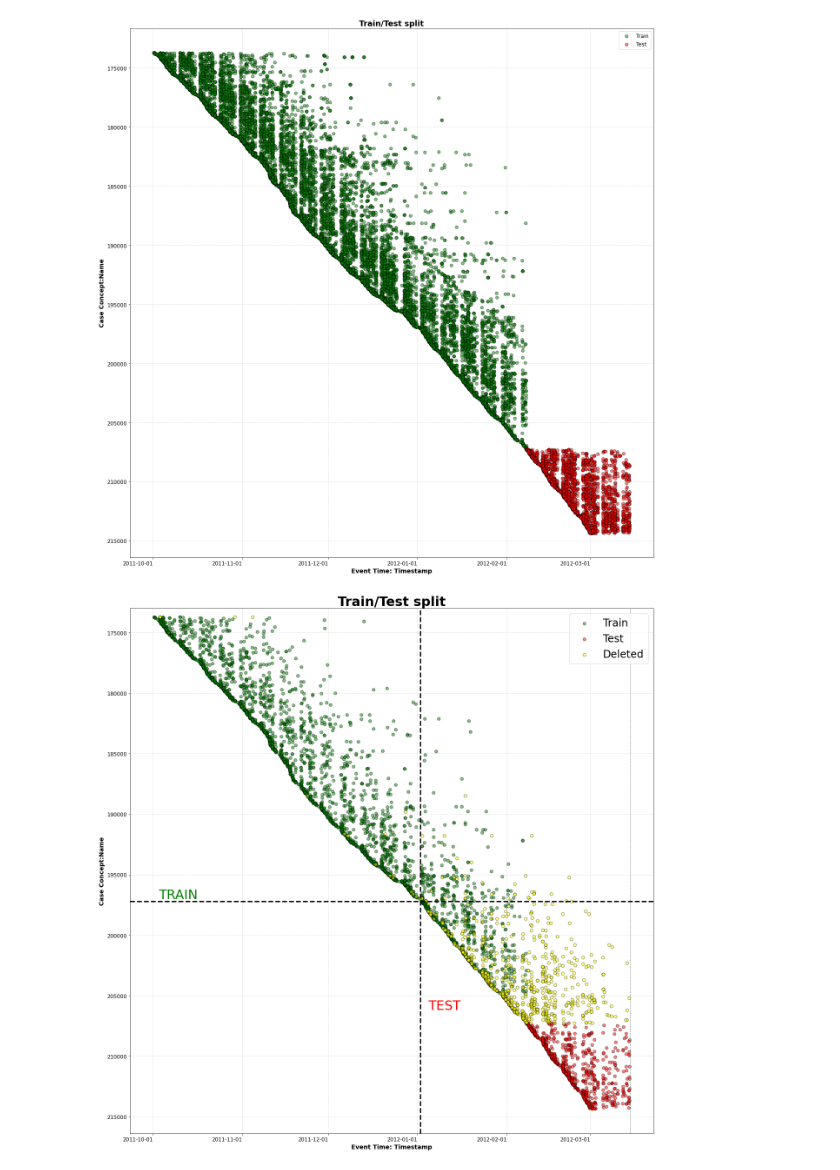
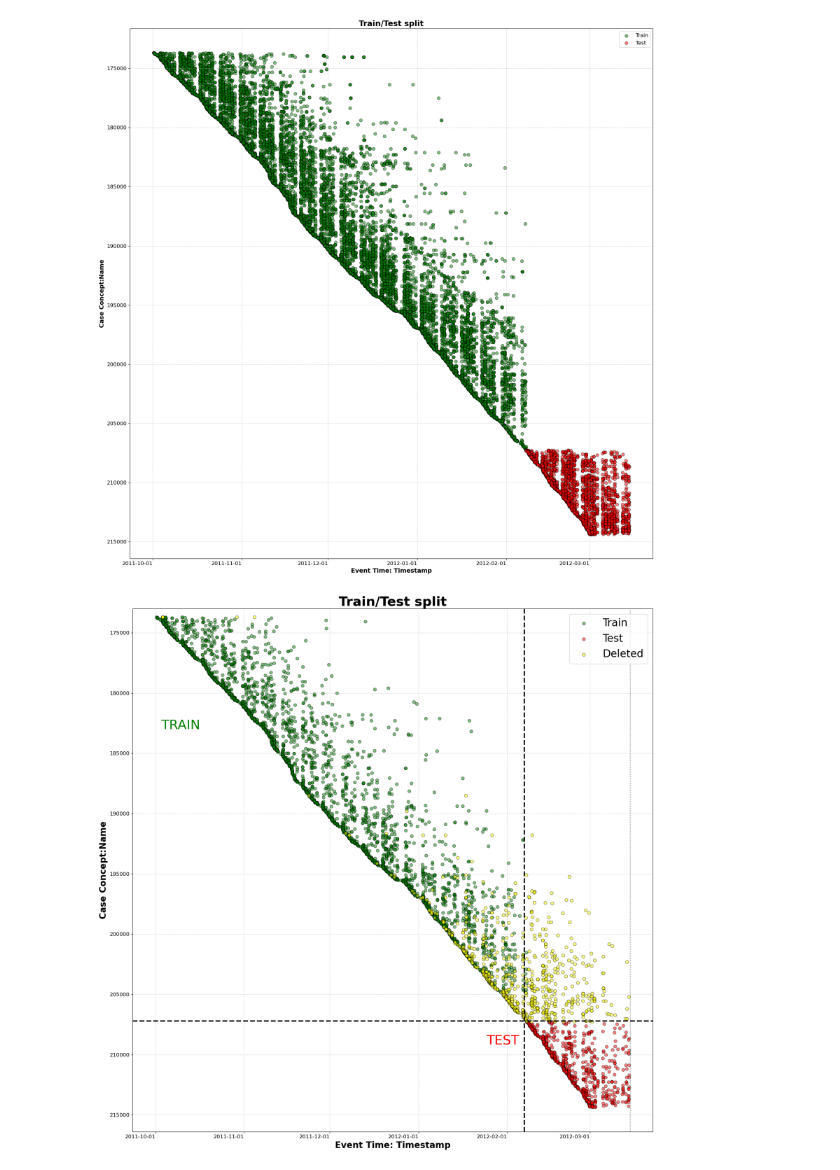
Before and after one commit to KonstantinGeorgiev0/Process-Mining, a Jupyter notebook: preprocessing.ipynb, the cells around one changed output. Drawn from its saved outputs; the diff is of its cells as text; code cells hidden in the pictures.

```diff
--- a/preprocessing.ipynb
+++ b/preprocessing.ipynb
@@ -218,8 +218,9 @@ False
 # Find the timestamp of the first event in the test set
 first_test_event_timestamp = test['event time:timestamp'].min()
 
-# Filter out cases that end after the first test event starts or start before the first train event
-train_data_filtered = train.groupby('case concept:name').filter(lambda g: g['event time:timestamp'].min() < first_test_event_timestamp and g['event time:timestamp'].max() > first_test_event_timestamp)
+# Filter out cases that end after the first test event starts or start before the first train event ends
+
+train_data_filtered = train.groupby('case concept:name').filter(lambda g: g['event time:timestamp'].min() < first_test_event_timestamp and g['event time:timestamp'].max() < first_test_event_timestamp)
 # %%
 train.shape, test.shape
 # %% [output]
@@ -343,13 +357,13 @@ ax.scatter(test_x, test_y, alpha=0.5, label='Test', color='red', s=50, edgecolor
 ax.scatter(deleted_x, deleted_y, alpha=0.5, label='Deleted', color='yellow', s=50, edgecolors='black', linewidths=1)
 
 # x axis
-ax.set_xlabel('Event Time: Timestamp', fontsize=14, fontweight='bold')
+ax.set_xlabel('Event Time: Timestamp', fontsize=20, fontweight='bold')
 ax.xaxis.set_major_locator(mdates.AutoDateLocator())
 ax.xaxis.set_major_formatter(mdates.DateFormatter('%Y-%m-%d'))
 plt.xticks(rotation=0, ha='right', fontsize=12)
 
 # y axis
-ax.set_ylabel('Case Concept:Name', fontsize=14, fontweight='bold')
+ax.set_ylabel('Case Concept:Name', fontsize=20, fontweight='bold')
 ax.invert_yaxis()
 plt.yticks(fontsize=12)
 ax.set_ylim(173000, ax.get_ylim()[0])
@@ -361,36 +375,36 @@ ax.legend(loc='upper right', fontsize=24)
 # title
 plt.title('Train/Test split', fontsize=30, fontweight='bold')
 
 y_line = 1000
 x_line = mdates.date2num(pd.Timestamp('2012-03-15'))
 
 plt.axhline(y=y_line, color='gray', linestyle='--', linewidth=1)
 plt.axvline(x=x_line, color='gray', linestyle='--', linewidth=1)
 
 # x axis separation line
-vline_date = pd.Timestamp('2012-01-02')
+vline_date = pd.Timestamp('2012-02-07')
 vline_x = mdates.date2num(vline_date)
 plt.axvline(x=vline_x, color='black', linestyle='--', linewidth=3)
 
 # y axis separation line
-hline_case = 197219
+hline_case = 207219
 plt.axhline(y=hline_case, color='black', linestyle='--', linewidth=3)
 
 # Add the label for the horizontal line
-label_yx = hline_case
+label_yx = hline_case - 24000
 label_xx = ax.get_xlim()[0] + 10
 plt.text(label_xx, label_yx, 'TRAIN', fontsize=30, color='green', rotation=0, ha='left', va='bottom')
 
 # label for line
-label_xy = ax.get_xlim()[0] + 115
-label_yy = ax.get_ylim()[0] - 10000
+label_xy = ax.get_xlim()[0] + 135
+label_yy = ax.get_ylim()[0] - 7000
 plt.text(label_xy, label_yy, 'TEST', fontsize=30, color='red', rotation=0, ha='right', va='bottom')
 
 # grid
 ax.grid(True, linestyle='--', alpha=0.5)
 
 # plot
 plt.tight_layout()
 plt.show()
 # %% [output]
-[figure, old version]
+[figure, new version]
```
Also changed, not shown: parts of 3 cells of this notebook.
